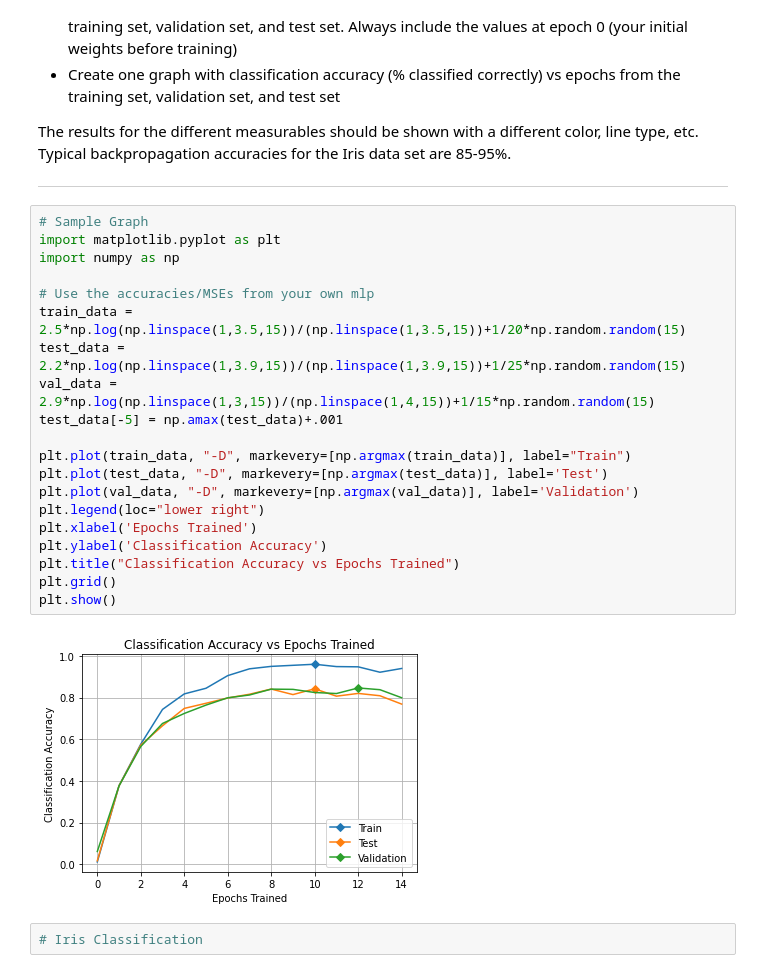
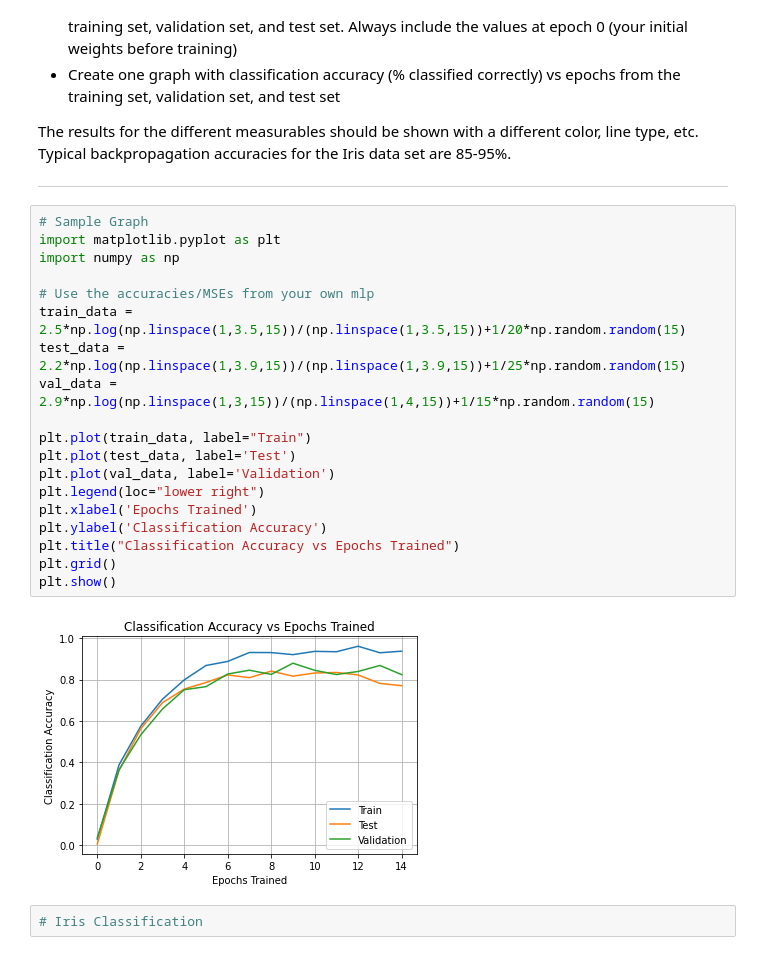
Before and after one commit to BYU-CS-472/CS472, a Jupyter notebook: Back Propagation Lab.ipynb, the cells around one changed output. Saved outputs shown, nothing was run; the diff lists cells and outputs as text.

Commit message:
updated graph in backprop lab

```diff
--- a/Back Propagation Lab.ipynb
+++ b/Back Propagation Lab.ipynb
@@ -172,25 +172,24 @@ The results for the different measurables should be shown with a different color
 # %%
 # Sample Graph
 import matplotlib.pyplot as plt
 import numpy as np
 
 # Use the accuracies/MSEs from your own mlp
 train_data = 2.5*np.log(np.linspace(1,3.5,15))/(np.linspace(1,3.5,15))+1/20*np.random.random(15)
 test_data = 2.2*np.log(np.linspace(1,3.9,15))/(np.linspace(1,3.9,15))+1/25*np.random.random(15)
 val_data = 2.9*np.log(np.linspace(1,3,15))/(np.linspace(1,4,15))+1/15*np.random.random(15)
-test_data[-5] = np.amax(test_data)+.001
 
-plt.plot(train_data, "-D", markevery=[np.argmax(train_data)], label="Train")
-plt.plot(test_data, "-D", markevery=[np.argmax(test_data)], label='Test')
-plt.plot(val_data, "-D", markevery=[np.argmax(val_data)], label='Validation')
+plt.plot(train_data, label="Train")
+plt.plot(test_data, label='Test')
+plt.plot(val_data, label='Validation')
 plt.legend(loc="lower right")
 plt.xlabel('Epochs Trained')
 plt.ylabel('Classification Accuracy')
 plt.title("Classification Accuracy vs Epochs Trained")
 plt.grid()
 plt.show()
 # %% [output]
-[figure, old version]
+[figure, new version]
 # %%
 # Iris Classification
 # %% [markdown]
```
